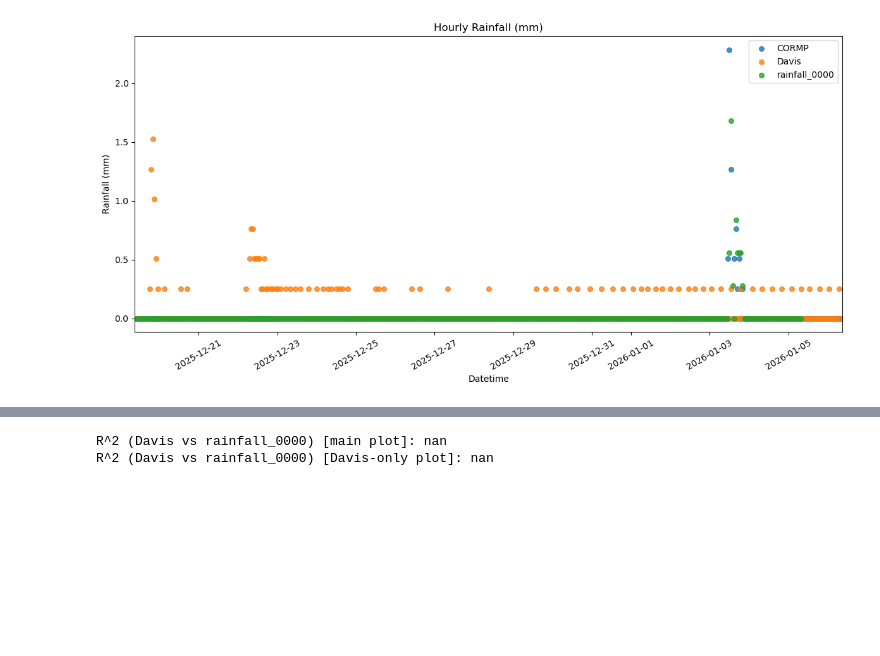
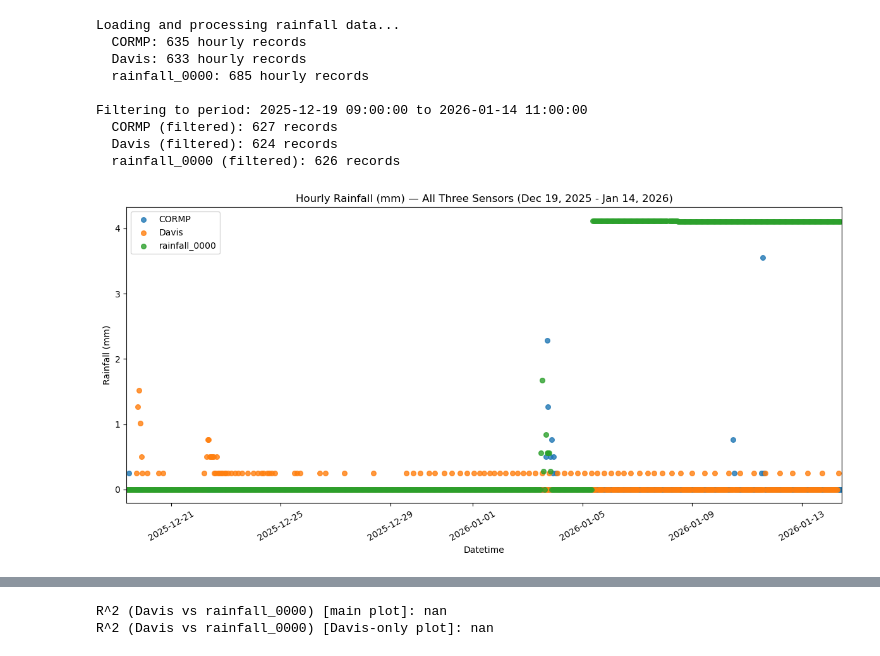
Before and after one commit to COAST-Lab/Open-Water-Level-and-Rainfall-Sensor, a Jupyter notebook: Data Analysis/practiceAnalysis.ipynb, the cells around one changed output, grey strips where cells are left out. Saved outputs shown, nothing was run; the diff lists cells and outputs as text; code cells hidden in the pictures; blank space fills up the shorter version.

```diff
--- a/Data Analysis/practiceAnalysis.ipynb
+++ b/Data Analysis/practiceAnalysis.ipynb
@@ -11,24 +13,30 @@ import os
 # %%
-file_1 = "Data/precip_CORMP_01062026.csv"   # needs hourly sum
-file_2 = "Data/precip_Davis_01062026.csv"   # needs hourly sum
-file_3 = "Data/rainfall_0000_01062026.csv"   # already hourly
 
-import io
+# STEP 1: Define file paths and helper functions
+# Earliest data from rainfall_0000 is Dec 19, 2025, therefore all graphs begin at this time stamp.
+file_1 = "Data/precip_CORMP_01142026.csv"   # needs hourly sum
+file_2 = "Data/precip_Davis_01142026.csv"   # needs hourly sum
+file_3 = "Data/rainfall_0000_01142026.csv"   # already hourly
 
-import re
+import io # for in-memory file operations
+import re # for regular expressions
 
+# detects header row by looking for keywords in the first max_lines (200) lines
+# looking for for keywords like 'date' or 'time', combined with a comma (typical CSV header indicator).
 def detect_header_row(path, max_lines=200):
     with open(path, 'r', encoding='utf-8', errors='ignore') as fh:
         for i, line in enumerate(fh):
             if i >= max_lines:
                 break
             low = line.lower()
-            # heuristic: header lines usually contain 'date' or 'time' and a comma
+            # looking for header lines usually contain 'date' or 'time' and a comma
             if (('date' in low or 'time' in low) and ',' in line) or ('date &' in low):
                 return i
     return 0
 
 
+# Load and process rainfall_0 CSV file with "smart column detection". Returns data from datetime and rainfall
+# Converts units if needed, and resamples to hourly aggregates.
 def load_and_process(filepath, assume_inches=False, already_hourly=False):
     path = os.path.join(filepath)
     header_row = detect_header_row(path, max_lines=200)
@@ -45,13 +53,13 @@ def load_and_process(filepath, assume_inches=False, already_hourly=False):
     # find datetime column by keywords or by attempting to parse columns
     datetime_cols = [c for c in df.columns if any(k in c.lower() for k in ('date','time','datetime','timestamp'))]
     dtcol = None
-    if datetime_cols:
+    if datetime_cols: # found by keyword
         dtcol = datetime_cols[0]
     else:
         for c in df.columns:
             try:
-                parsed = pd.to_datetime(df[c], errors='coerce', infer_datetime_format=True)
-                if parsed.notna().sum() > 0:
+                parsed = pd.to_datetime(df[c], errors='coerce') # try to parse as datetime
+                if parsed.notna().sum() > 0: # at least some valid datetimes
                     dtcol = c
                     break
             except Exception:
@@ -59,7 +67,7 @@ def load_and_process(filepath, assume_inches=False, already_hourly=False):
     if dtcol is None:
         raise ValueError(f"No datetime-like column found in {filepath}")
 
-    df['datetime'] = pd.to_datetime(df[dtcol], errors='coerce', infer_datetime_format=True)
+    df['datetime'] = pd.to_datetime(df[dtcol], errors='coerce')
 
     # find rainfall column
     rain_cols = [c for c in df.columns if any(k in c.lower() for k in ('rain','precip','mm','inches'))]
@@ -97,54 +105,65 @@ def load_and_process(filepath, assume_inches=False, already_hourly=False):
         if 'datetime' not in hourly.columns:
             hourly = hourly.rename(columns={hourly.columns[0]: 'datetime'})
     else:
-        hourly = df[rcol].resample('H').sum().reset_index().rename(columns={rcol: 'rain_mm'})
+        hourly = df[rcol].resample('h').sum().reset_index().rename(columns={rcol: 'rain_mm'})
     return hourly
 
-# process files
+
+# STEP 2: Load and process all three rainfall files
+
+print("Loading and processing rainfall data...")
 cormp = load_and_process(file_1, assume_inches=True, already_hourly=False)
 davis = load_and_process(file_2, assume_inches=True, already_hourly=False)
 rain0 = load_and_process(file_3, assume_inches=False, already_hourly=True)
 
-# restrict to requested date range
+print(f"  CORMP: {len(cormp)} hourly records")
+print(f"  Davis: {len(davis)} hourly records")
+print(f"  rainfall_0000: {len(rain0)} hourly records")
+
+
+# STEP 3: Filter to the analysis date range (Dec 19, 2025 - Jan 6, 2026)
+
 start = pd.to_datetime('2025-12-19 09:00')
-end = pd.to_datetime('2026-01-06 09:00')
+end = pd.to_datetime('2026-01-14 11:00')
+
+print(f"\nFiltering to period: {start} to {end}")
 
 cormp = cormp[(cormp['datetime'] >= start) & (cormp['datetime'] <= end)].reset_index(drop=True)
 davis = davis[(davis['datetime'] >= start) & (davis['datetime'] <= end)].reset_index(drop=True)
 rain0 = rain0[(rain0['datetime'] >= start) & (rain0['datetime'] <= end)].reset_index(drop=True)
 
-# compute R^2 between Davis and rainfall_0000 (align on datetime)
-merged_dr = pd.merge(davis, rain0, on='datetime', how='inner', suffixes=('_davis','_rain0'))
-if not merged_dr.empty:
-    corr = merged_dr['rain_mm_davis'].corr(merged_dr['rain_mm_rain0'])
-    r2_davis_rain0 = corr**2 if pd.notna(corr) else float('nan')
-else:
-    r2_davis_rain0 = float('nan')
+print(f"  CORMP (filtered): {len(cormp)} records")
+print(f"  Davis (filtered): {len(davis)} records")
+print(f"  rainfall_0000 (filtered): {len(rain0)} records")
+
+# STEP 4: Plot - All three sensors over full date range
 
 plt.figure(figsize=(12,6))
 if not cormp.empty:
     plt.scatter(cormp['datetime'], cormp['rain_mm'], label='CORMP', s=30, alpha=0.8)
 if not davis.empty:
     plt.scatter(davis['datetime'], davis['rain_mm'], label='Davis', s=30, alpha=0.8)
 if not rain0.empty:
     plt.scatter(rain0['datetime'], rain0['rain_mm'], label='rainfall_0000', s=30, alpha=0.8)
 
 plt.xlabel('Datetime')
 plt.ylabel('Rainfall (mm)')
-plt.title('Hourly Rainfall (mm)')
+plt.title('Hourly Rainfall (mm) — All Three Sensors (Dec 19, 2025 - Jan 14, 2026)')
 plt.legend()
 plt.xlim(start, end)
 
-# annotate R^2 on the plot (Davis vs rainfall_0000) using axis coords for visibility
-try:
-    ax = plt.gca()
-    if pd.notna(r2_davis_rain0):
-        ax.text(0.02, 0.95, f'$R^2 = {r2_davis_rain0:.2f}$', transform=ax.transAxes, fontsize=11, va='top')
-except Exception:
-    pass
-
 plt.xticks(rotation=30)
 plt.tight_layout()
+plt.show()
 # %% [output]
+Loading and processing rainfall data...
+  CORMP: 635 hourly records
+  Davis: 633 hourly records
+  rainfall_0000: 685 hourly records
+
+Filtering to period: 2025-12-19 09:00:00 to 2026-01-14 11:00:00
+  CORMP (filtered): 627 records
+  Davis (filtered): 624 records
+  rainfall_0000 (filtered): 626 records
-[figure, old version]
+[figure, new version]
 # %%
```
Also changed, not shown: parts of 6 cells of this notebook, 5 other files.
